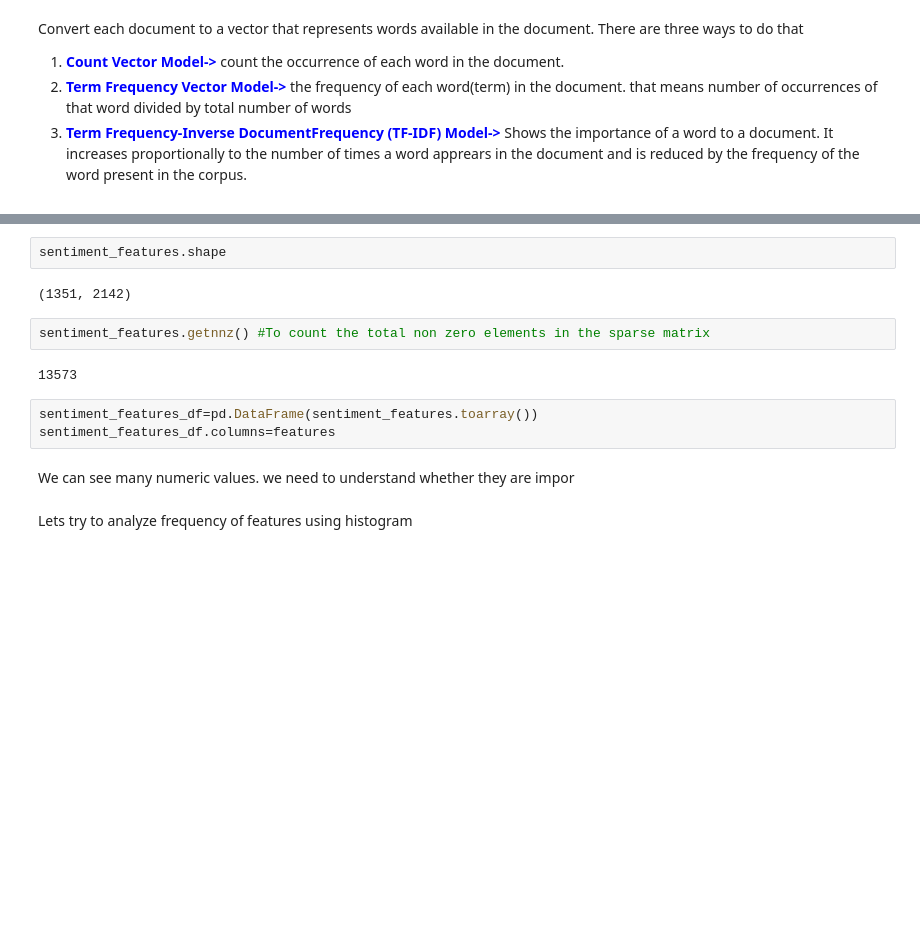
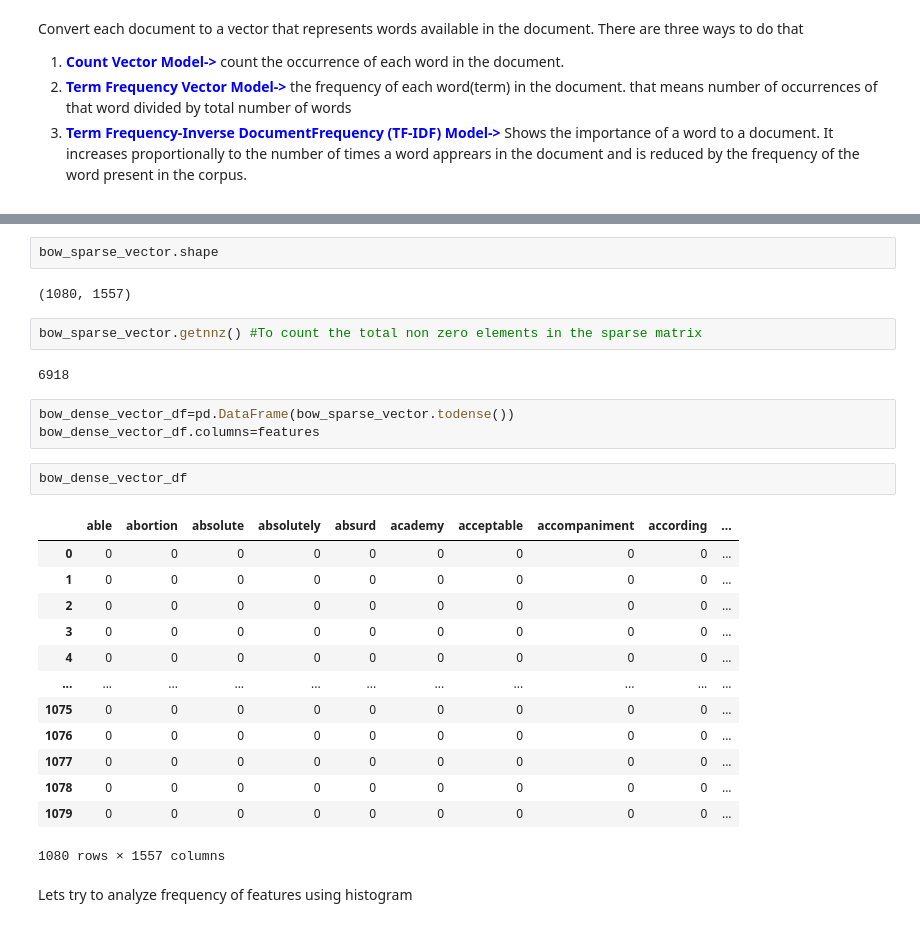
Before and after one commit to TanusreeDas/machine-learning-with-python, a Jupyter notebook: notebooks/first_nlp-sentiment_analysis.ipynb, the cells around one changed output, grey strips where cells are left out. Cells and saved outputs as stored; diff of their text form; blank space fills up the shorter version.

```diff
--- a/notebooks/first_nlp-sentiment_analysis.ipynb
+++ b/notebooks/first_nlp-sentiment_analysis.ipynb
@@ -173,16 +253,30 @@ scipy.sparse._csr.csr_matrix
-# %%
-sentiment_features.shape
-# %% [output]
-(1351, 2142)
+# %%
+bow_sparse_vector.shape
+# %% [output]
+(1080, 1557)
 # %%
-sentiment_features.getnnz() #To count the total non zero elements in the sparse matrix
+bow_sparse_vector.getnnz() #To count the total non zero elements in the sparse matrix
 # %% [output]
-13573
+6918
 # %%
-sentiment_features_df=pd.DataFrame(sentiment_features.toarray())
-sentiment_features_df.columns=features
+bow_dense_vector_df=pd.DataFrame(bow_sparse_vector.todense())
+bow_dense_vector_df.columns=features
-# %% [markdown]
-We can see many numeric values. we need to understand whether they are impor
+# %%
+bow_dense_vector_df
+# %% [output]
+|  | able | abortion | absolute | absolutely | absurd | academy | acceptable | accompaniment | according | ... |
+| 0 | 0 | 0 | 0 | 0 | 0 | 0 | 0 | 0 | 0 | ... |
+| 1 | 0 | 0 | 0 | 0 | 0 | 0 | 0 | 0 | 0 | ... |
+| 2 | 0 | 0 | 0 | 0 | 0 | 0 | 0 | 0 | 0 | ... |
+| 3 | 0 | 0 | 0 | 0 | 0 | 0 | 0 | 0 | 0 | ... |
+| 4 | 0 | 0 | 0 | 0 | 0 | 0 | 0 | 0 | 0 | ... |
+| ... | ... | ... | ... | ... | ... | ... | ... | ... | ... | ... |
+| 1075 | 0 | 0 | 0 | 0 | 0 | 0 | 0 | 0 | 0 | ... |
+| 1076 | 0 | 0 | 0 | 0 | 0 | 0 | 0 | 0 | 0 | ... |
+| 1077 | 0 | 0 | 0 | 0 | 0 | 0 | 0 | 0 | 0 | ... |
+| 1078 | 0 | 0 | 0 | 0 | 0 | 0 | 0 | 0 | 0 | ... |
+| 1079 | 0 | 0 | 0 | 0 | 0 | 0 | 0 | 0 | 0 | ... |
+1080 rows × 1557 columns
 # %% [markdown]
 Lets try to analyze frequency of features using histogram
 # %%
```
Also changed, not shown: parts of 50 cells of this notebook.
